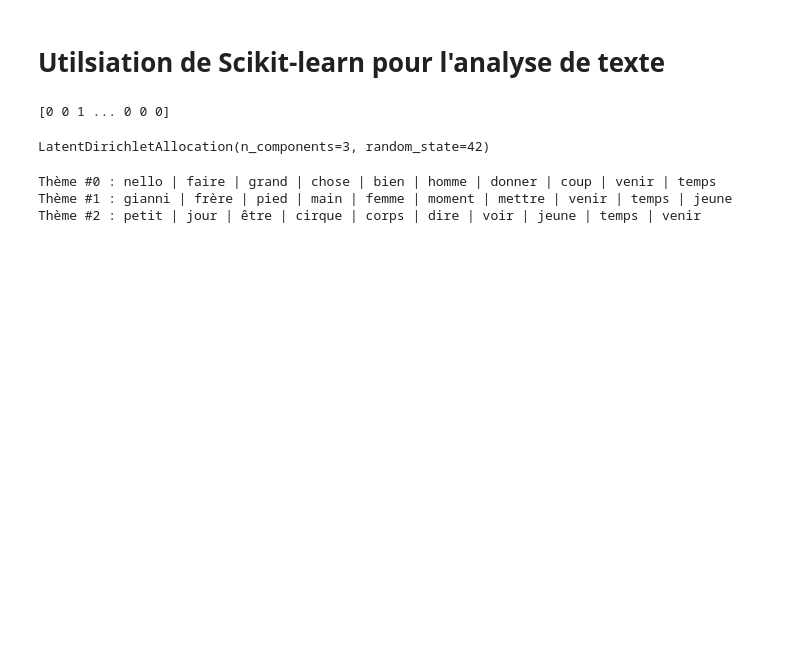
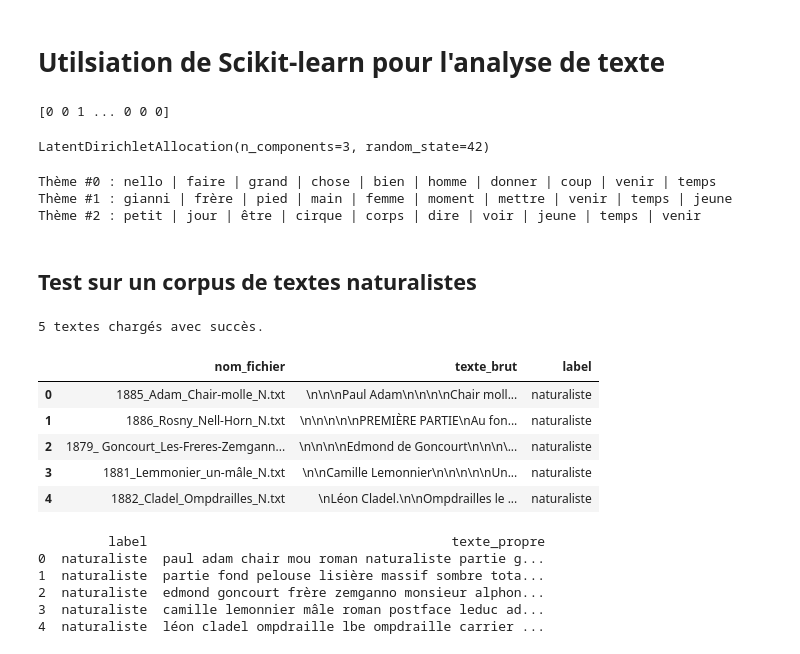
Before and after one commit to NagromLeBG/Champs_lexicaux_N-A, a Jupyter notebook: Test_naturaliste.ipynb, the cells around one changed output. Drawn from its saved outputs; the diff is of its cells as text; code cells hidden in the pictures; blank space fills up the shorter version.

```diff
--- a/Test_naturaliste.ipynb
+++ b/Test_naturaliste.ipynb
@@ -177,3 +179,60 @@ afficher_topics(lda, vectorizer, 10)
 Thème #0 : nello | faire | grand | chose | bien | homme | donner | coup | venir | temps
 Thème #1 : gianni | frère | pied | main | femme | moment | mettre | venir | temps | jeune
 Thème #2 : petit | jour | être | cirque | corps | dire | voir | jeune | temps | venir
+# %% [markdown]
+## Test sur un corpus de textes naturalistes
+# %%
+dossier_path = Path("/Users/morganr/Champs_lexicaux_N-A/Corpus_textes")
+
+donnees = []
+
+# On boucle sur tous les fichiers .txt du dossier
+for fichier in dossier_path.glob("*.txt"):
+    with open(fichier, "r", encoding="utf-8") as f:
+        contenu = f.read()
+
+        # On détermine le label selon le nom du fichier
+    label = "naturaliste" if "_N" in fichier.name else "non-naturaliste"
+
+    if label == "naturaliste":
+        donnees.append({
+            "nom_fichier": fichier.name,
+            "texte_brut": contenu,
+            "label": label
+         })
+    else :
+        pass
+
+# Création du tableau de bord (DataFrame)
+df = pd.DataFrame(donnees)
+print(f"{len(df)} textes chargés avec succès.")
+# %% [output]
+5 textes chargés avec succès.
+# %%
+df
+# %% [output]
+|  | nom_fichier | texte_brut | label |
+| 0 | 1885_Adam_Chair-molle_N.txt | \n\n\nPaul Adam\n\n\n\nChair moll... | naturaliste |
+| 1 | 1886_Rosny_Nell-Horn_N.txt | \n\n\n\n\nPREMIÈRE PARTIE\nAu fon... | naturaliste |
+| 2 | 1879_ Goncourt_Les-Freres-Zemgann... | \n\n\n\nEdmond de Goncourt\n\n\n\... | naturaliste |
+| 3 | 1881_Lemmonier_un-mâle_N.txt | \n\nCamille Lemonnier\n\n\n\n\nUn... | naturaliste |
+| 4 | 1882_Cladel_Ompdrailles_N.txt | \nLéon Cladel.\n\nOmpdrailles le ... | naturaliste |
+# %%
+nlp = spacy.load("fr_core_news_sm")
+def preprocess_text(text):
+    doc = nlp(text.lower())
+    tokens = [token.lemma_ for token in doc if not token.is_stop and not token.is_punct and token.is_alpha]
+    return " ".join(tokens)
+
+# on nettoyage des 10 textes d'un coup
+df['texte_propre'] = df['texte_brut'].apply(preprocess_text)
+
+# les resultats
+print(df[['label', 'texte_propre']].head())
+# %% [output]
+         label                                       texte_propre
+0  naturaliste  paul adam chair mou roman naturaliste partie g...
+1  naturaliste  partie fond pelouse lisière massif sombre tota...
+2  naturaliste  edmond goncourt frère zemganno monsieur alphon...
+3  naturaliste  camille lemonnier mâle roman postface leduc ad...
+4  naturaliste  léon cladel ompdraille lbe ompdraille carrier ...
```
Also changed, not shown: parts of 11 cells of this notebook.
